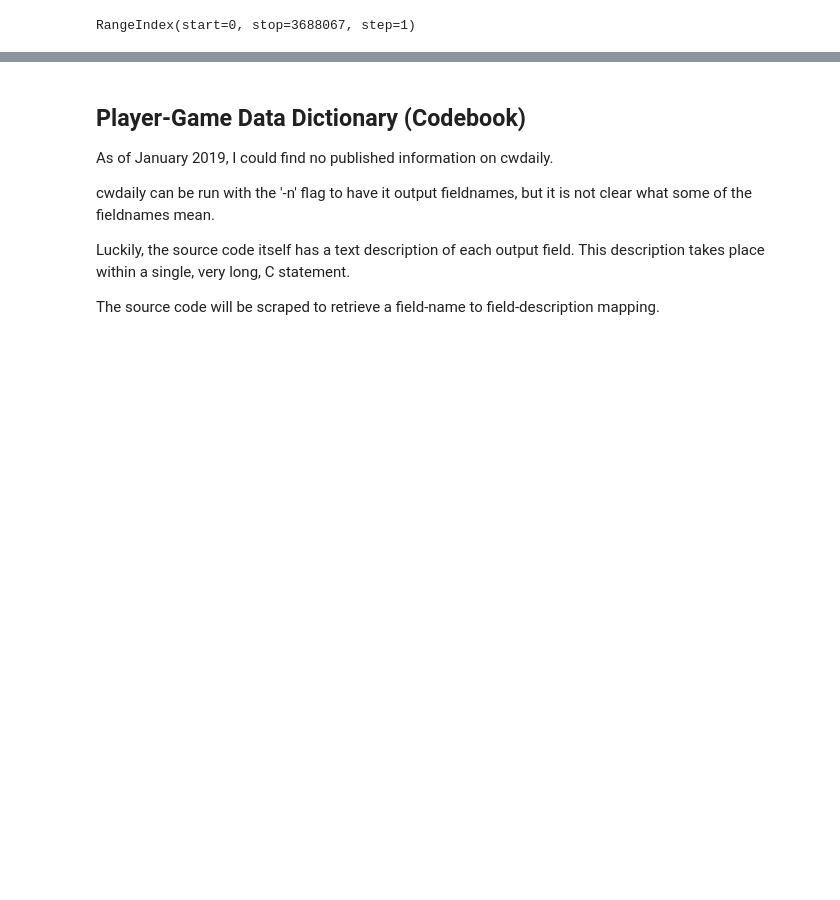
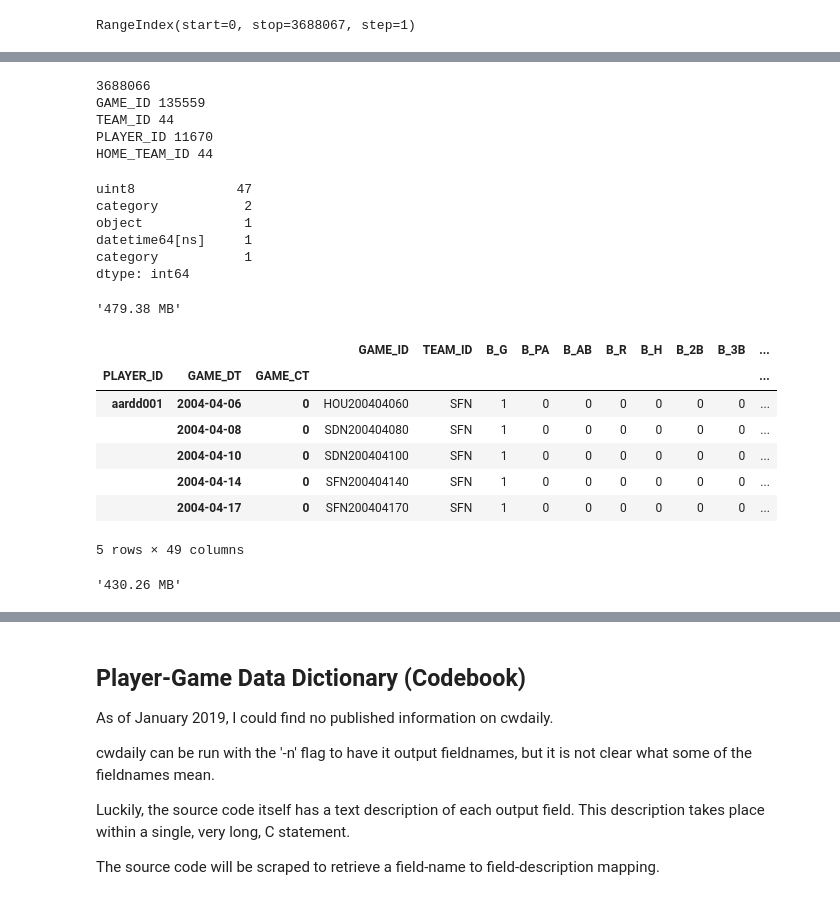
Before and after one commit to sdiehl28/Scikit-Learn-Workflow, a Jupyter notebook: python/RetrosheetPreprocess.ipynb, the cells around one changed output, grey strips where cells are left out. Drawn from its saved outputs; the diff is of its cells as text; code cells hidden in the pictures; blank space fills up the shorter version.

```diff
--- a/python/RetrosheetPreprocess.ipynb
+++ b/python/RetrosheetPreprocess.ipynb
@@ -217,0 +228,3 @@ memory usage: 3.2+ GB
+# %%
+# this is better renamed
+player_game['AWAY_TEAM_ID'] = player_game['TEAM_ID']
@@ -228,0 +265,27 @@ Index(['GAME_ID', 'TEAM_ID', 'PLAYER_ID'], dtype='object')
+# %%
+print(len(player_game))
+
+for col in player_game_obj:
+    print(col, player_game_obj[col].nunique())
+# %% [output]
+3688066
+GAME_ID 135559
+TEAM_ID 44
+PLAYER_ID 11670
+HOME_TEAM_ID 44
+# %%
+player_game['TEAM_ID'] = player_game['TEAM_ID'].astype('category')
+player_game['HOME_TEAM_ID'] = player_game['HOME_TEAM_ID'].astype('category')
+player_game['PLAYER_ID'] = player_game['PLAYER_ID'].astype('category')
+player_game.dtypes.value_counts()
+# %% [output]
+uint8             47
+category           2
+object             1
+datetime64[ns]     1
+category           1
+dtype: int64
+# %%
+mem_usage(player_game)
+# %% [output]
+'479.38 MB'
@@ -228,0 +294,21 @@ Index(['GAME_ID', 'TEAM_ID', 'PLAYER_ID'], dtype='object')
+# %%
+# a given player can only be in one game at a time
+# key: player_id, game_dt, game_ct (for double headers)
+# however for referencing the game table, keep GAME_ID
+player_game = player_game.set_index(['PLAYER_ID', 'GAME_DT', 'GAME_CT'])
+player_game = player_game.sort_index()
+# %%
+player_game.head()
+# %% [output]
+|  |  |  | GAME_ID | TEAM_ID | B_G | B_PA | B_AB | B_R | B_H | B_2B | B_3B | ... |
+| PLAYER_ID | GAME_DT | GAME_CT |  |  |  |  |  |  |  |  |  | ... |
+| aardd001 | 2004-04-06 | 0 | HOU200404060 | SFN | 1 | 0 | 0 | 0 | 0 | 0 | 0 | ... |
+|  | 2004-04-08 | 0 | SDN200404080 | SFN | 1 | 0 | 0 | 0 | 0 | 0 | 0 | ... |
+|  | 2004-04-10 | 0 | SDN200404100 | SFN | 1 | 0 | 0 | 0 | 0 | 0 | 0 | ... |
+|  | 2004-04-14 | 0 | SFN200404140 | SFN | 1 | 0 | 0 | 0 | 0 | 0 | 0 | ... |
+|  | 2004-04-17 | 0 | SFN200404170 | SFN | 1 | 0 | 0 | 0 | 0 | 0 | 0 | ... |
+5 rows × 49 columns
+# %%
+mem_usage(player_game)
+# %% [output]
+'430.26 MB'
```
Also changed, not shown: parts of 51 cells of this notebook.
